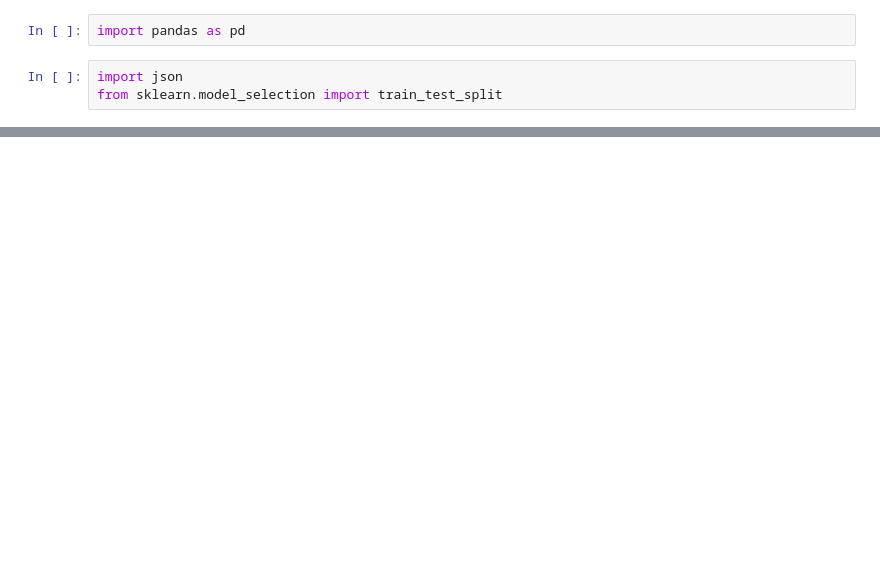
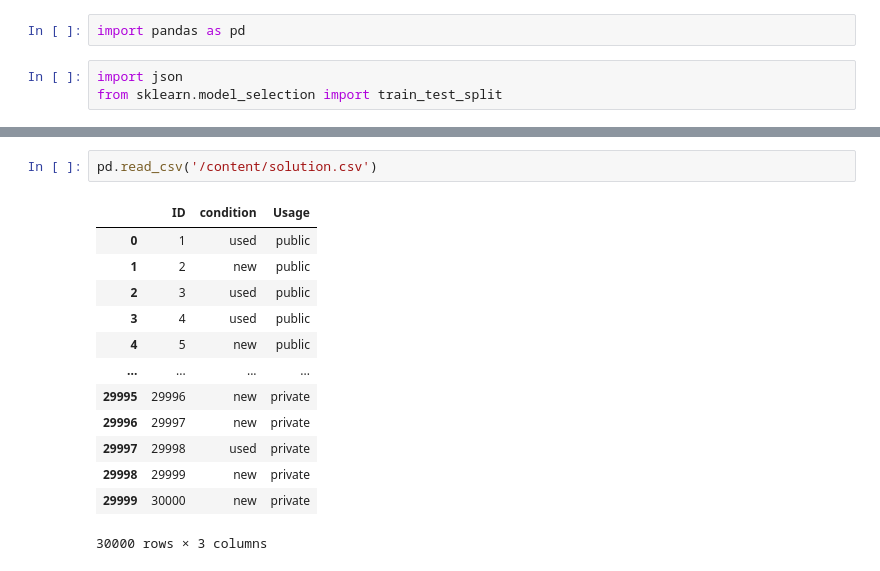
Before and after one commit to LCaravaggio/Cosas_Sueltas, a Jupyter notebook: Partir_base_json.ipynb, the cells around one changed output, grey strips where cells are left out. Drawn from its saved outputs; the diff is of its cells as text; blank space fills up the shorter version.

```diff
--- a/Partir_base_json.ipynb
+++ b/Partir_base_json.ipynb
@@ -75,0 +76,16 @@ NameError: name 'pd' is not defined
+# %%
+pd.read_csv('/content/solution.csv')
+# %% [output]
+|  | ID | condition | Usage |
+| 0 | 1 | used | public |
+| 1 | 2 | new | public |
+| 2 | 3 | used | public |
+| 3 | 4 | used | public |
+| 4 | 5 | new | public |
+| ... | ... | ... | ... |
+| 29995 | 29996 | new | private |
+| 29996 | 29997 | new | private |
+| 29997 | 29998 | used | private |
+| 29998 | 29999 | new | private |
+| 29999 | 30000 | new | private |
+30000 rows × 3 columns
```
Also changed, not shown: parts of 4 cells of this notebook.
